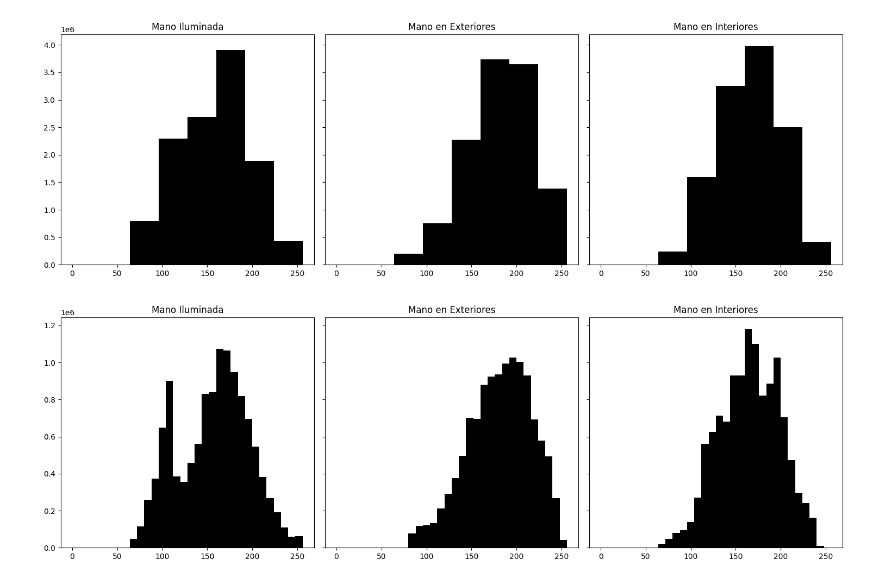
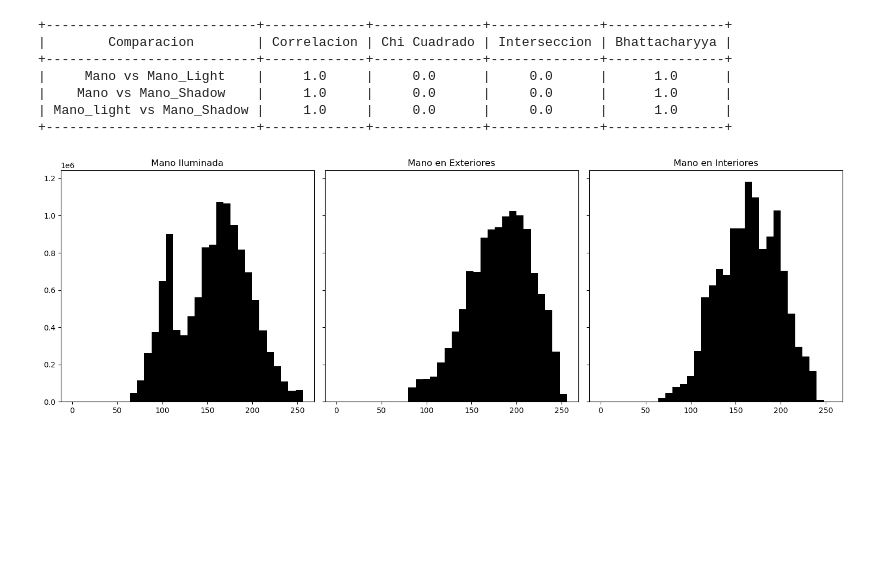
Before and after one commit to KouzouAkizuki/Tecnicas-de-IA---2024-I, a Jupyter notebook: Talleres/Taller 1.ipynb, the cells around one changed output. Saved outputs shown, nothing was run; the diff lists cells and outputs as text; code cells hidden in the pictures; blank space fills up the shorter version.

Commit message:
Comparacion de histogramas

```diff
--- a/Talleres/Taller 1.ipynb
+++ b/Talleres/Taller 1.ipynb
@@ -89,50 +285,67 @@ fig.tight_layout()
 # %%
-# 8 Bins
+# 32 Bins
 
-Bins=2**3
+Bins=2**5
 Mano_light_hist     =   cv2.calcHist([Mano_light],[0],None,[Bins],[0,Bins])
 Mano_shadow_hist    =   cv2.calcHist([Mano_shadow],[0],None,[Bins],[0,Bins])
 Mano_hist           =   cv2.calcHist([Mano],[0],None,[Bins],[0,Bins])
+
+Mano_light_hist_Norm    =   cv2.normalize(Mano_light_hist,np.array([0]*len(Mano_light_hist)),norm_type=cv2.NORM_INF)
+Mano_shadow_hist_Norm   =   cv2.normalize(Mano_shadow_hist,np.array([0]*len(Mano_shadow_hist)),norm_type=cv2.NORM_INF)
+Mano_hist_Norm          =   cv2.normalize(Mano_hist,np.array([0]*len(Mano_hist)),norm_type=cv2.NORM_INF)
 
 
 fig, graph = plt.subplots(1,3, sharey=True, figsize=(15,5))
 
 graph[0].hist(Mano_light.ravel(),Bins,(0,2**8),facecolor='#000000')
 graph[0].set_title('Mano Iluminada')
 
 graph[1].hist(Mano_shadow.ravel(),Bins,(0,2**8),facecolor='#000000')
 graph[1].set_title('Mano en Exteriores')
 
 graph[2].hist(Mano.ravel(),Bins,(0,2**8),facecolor='#000000')
 graph[2].set_title('Mano en Interiores')
 
 fig.tight_layout()
 
-## Correlacion
+## Comparacion de Histogramas
+
+# Mano Vs Mano Light
+
+Comp_Mano_Light_Correl  =   cv2.compareHist(Mano_hist_Norm,Mano_light_hist_Norm,cv2.HISTCMP_CORREL)
+Comp_Mano_Light_Chi     =   cv2.compareHist(Mano_hist_Norm,Mano_light_hist_Norm,cv2.HISTCMP_CHISQR)
+Comp_Mano_Light_Inter   =   cv2.compareHist(Mano_hist_Norm,Mano_light_hist_Norm,cv2.HISTCMP_INTERSECT)
+Comp_Mano_Light_Bhatta  =   cv2.compareHist(Mano_hist_Norm,Mano_light_hist_Norm,cv2.HISTCMP_BHATTACHARYYA)
+
+# Mano Vs Mano Shadow
+
+Comp_Mano_Shadow_Correl  =   cv2.compareHist(Mano_hist_Norm,Mano_shadow_hist_Norm,cv2.HISTCMP_CORREL)
+Comp_Mano_Shadow_Chi     =   cv2.compareHist(Mano_hist_Norm,Mano_shadow_hist_Norm,cv2.HISTCMP_CHISQR)
+Comp_Mano_Shadow_Inter   =   cv2.compareHist(Mano_hist_Norm,Mano_shadow_hist_Norm,cv2.HISTCMP_INTERSECT)
+Comp_Mano_Shadow_Bhatta  =   cv2.compareHist(Mano_hist_Norm,Mano_shadow_hist_Norm,cv2.HISTCMP_BHATTACHARYYA)
+
+# Mano Light Vs Mano Shadow
+
+Comp_Light_Shadow_Correl  =   cv2.compareHist(Mano_light_hist_Norm,Mano_shadow_hist_Norm,cv2.HISTCMP_CORREL)
+Comp_Light_Shadow_Chi     =   cv2.compareHist(Mano_light_hist_Norm,Mano_shadow_hist_Norm,cv2.HISTCMP_CHISQR)
+Comp_Light_Shadow_Inter   =   cv2.compareHist(Mano_light_hist_Norm,Mano_shadow_hist_Norm,cv2.HISTCMP_INTERSECT)
+Comp_Light_Shadow_Bhatta  =   cv2.compareHist(Mano_light_hist_Norm,Mano_shadow_hist_Norm,cv2.HISTCMP_BHATTACHARYYA)
+
+
+# Tabla
+
+Table = PrettyTable(["Comparacion", "Correlacion", "Chi Cuadrado", "Interseccion", "Bhattacharyya"])
+Table.add_row(["Mano vs Mano_Light", str(Comp_Mano_Light_Correl),str(Comp_Mano_Light_Chi), str(Comp_Mano_Light_Inter), str(Comp_Mano_Light_Bhatta)])
+Table.add_row(["Mano vs Mano_Shadow", str(Comp_Mano_Shadow_Correl),str(Comp_Mano_Shadow_Chi), str(Comp_Mano_Shadow_Inter), str(Comp_Mano_Shadow_Bhatta)])
+Table.add_row(["Mano_light vs Mano_Shadow", str(Comp_Light_Shadow_Correl),str(Comp_Light_Shadow_Chi), str(Comp_Light_Shadow_Inter), str(Comp_Light_Shadow_Bhatta)])
+
+print(Table)
 # %% [output]
++---------------------------+-------------+--------------+--------------+---------------+
+|        Comparacion        | Correlacion | Chi Cuadrado | Interseccion | Bhattacharyya |
++---------------------------+-------------+--------------+--------------+---------------+
+|     Mano vs Mano_Light    |     1.0     |     0.0      |     0.0      |      1.0      |
+|    Mano vs Mano_Shadow    |     1.0     |     0.0      |     0.0      |      1.0      |
+| Mano_light vs Mano_Shadow |     1.0     |     0.0      |     0.0      |      1.0      |
++---------------------------+-------------+--------------+--------------+---------------+
-[figure, old version]
+[figure, new version]
-# %%
-# 32 Bins
-
-Bins=2**5
-Mano_light_hist     =   cv2.calcHist([Mano_light],[0],None,[Bins],[0,Bins])
-Mano_shadow_hist    =   cv2.calcHist([Mano_shadow],[0],None,[Bins],[0,Bins])
-Mano_hist           =   cv2.calcHist([Mano],[0],None,[Bins],[0,Bins])
-
-
-fig, graph = plt.subplots(1,3, sharey=True, figsize=(15,5))
-
-graph[0].hist(Mano_light.ravel(),Bins,(0,2**8),facecolor='#000000')
-graph[0].set_title('Mano Iluminada')
-
-graph[1].hist(Mano_shadow.ravel(),Bins,(0,2**8),facecolor='#000000')
-graph[1].set_title('Mano en Exteriores')
-
-graph[2].hist(Mano.ravel(),Bins,(0,2**8),facecolor='#000000')
-graph[2].set_title('Mano en Interiores')
-
-fig.tight_layout()
-
-## Correlacion
-# %% [output]
-[figure, removed]
```
Also changed, not shown: parts of 4 cells of this notebook.
